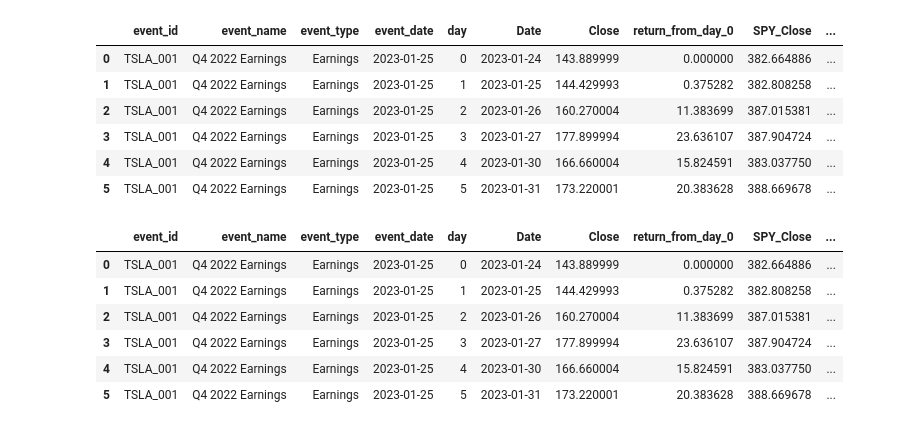
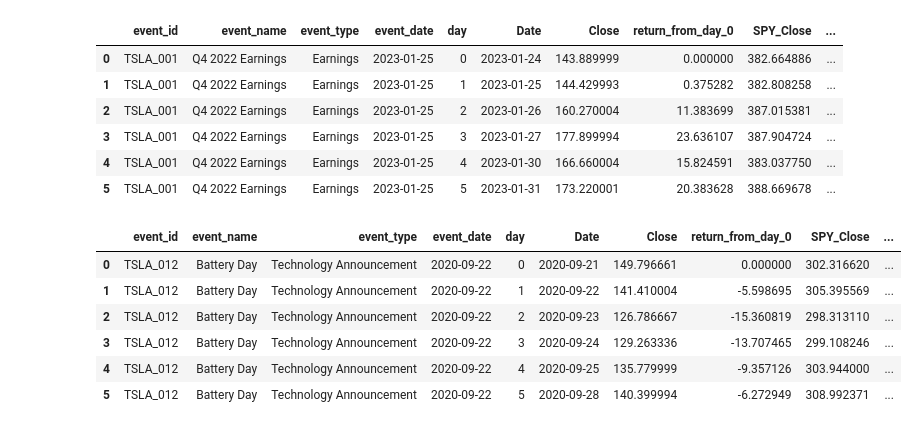
Before and after one commit to Adinolevinson/market-impact-analysis, a Jupyter notebook: notebooks/01_tesla_data.ipynb, the cells around one changed output. Cells and saved outputs as stored; diff of their text form; code cells hidden in the pictures.

```diff
--- a/notebooks/01_tesla_data.ipynb
+++ b/notebooks/01_tesla_data.ipynb
@@ -350,21 +350,21 @@ window
 from adding_market_benchmark import add_market_benchmark
 # %%
 window = get_event_window(
-    "TSLA_001",
+    "TSLA_012",
     events,
     tesla
 )
 
 add_market_benchmark(
     window,
     spy,
     benchmark_name="SPY"
 )
 # %% [output]
 |  | event_id | event_name | event_type | event_date | day | Date | Close | return_from_day_0 | SPY_Close | ... |
-| 0 | TSLA_001 | Q4 2022 Earnings | Earnings | 2023-01-25 | 0 | 2023-01-24 | 143.889999 | 0.000000 | 382.664886 | ... |
-| 1 | TSLA_001 | Q4 2022 Earnings | Earnings | 2023-01-25 | 1 | 2023-01-25 | 144.429993 | 0.375282 | 382.808258 | ... |
-| 2 | TSLA_001 | Q4 2022 Earnings | Earnings | 2023-01-25 | 2 | 2023-01-26 | 160.270004 | 11.383699 | 387.015381 | ... |
-| 3 | TSLA_001 | Q4 2022 Earnings | Earnings | 2023-01-25 | 3 | 2023-01-27 | 177.899994 | 23.636107 | 387.904724 | ... |
-| 4 | TSLA_001 | Q4 2022 Earnings | Earnings | 2023-01-25 | 4 | 2023-01-30 | 166.660004 | 15.824591 | 383.037750 | ... |
-| 5 | TSLA_001 | Q4 2022 Earnings | Earnings | 2023-01-25 | 5 | 2023-01-31 | 173.220001 | 20.383628 | 388.669678 | ... |
+| 0 | TSLA_012 | Battery Day | Technology Announcement | 2020-09-22 | 0 | 2020-09-21 | 149.796661 | 0.000000 | 302.316620 | ... |
+| 1 | TSLA_012 | Battery Day | Technology Announcement | 2020-09-22 | 1 | 2020-09-22 | 141.410004 | -5.598695 | 305.395569 | ... |
+| 2 | TSLA_012 | Battery Day | Technology Announcement | 2020-09-22 | 2 | 2020-09-23 | 126.786667 | -15.360819 | 298.313110 | ... |
+| 3 | TSLA_012 | Battery Day | Technology Announcement | 2020-09-22 | 3 | 2020-09-24 | 129.263336 | -13.707465 | 299.108246 | ... |
+| 4 | TSLA_012 | Battery Day | Technology Announcement | 2020-09-22 | 4 | 2020-09-25 | 135.779999 | -9.357126 | 303.944000 | ... |
+| 5 | TSLA_012 | Battery Day | Technology Announcement | 2020-09-22 | 5 | 2020-09-28 | 140.399994 | -6.272949 | 308.992371 | ... |
```
Also changed, not shown: 6 other files.
